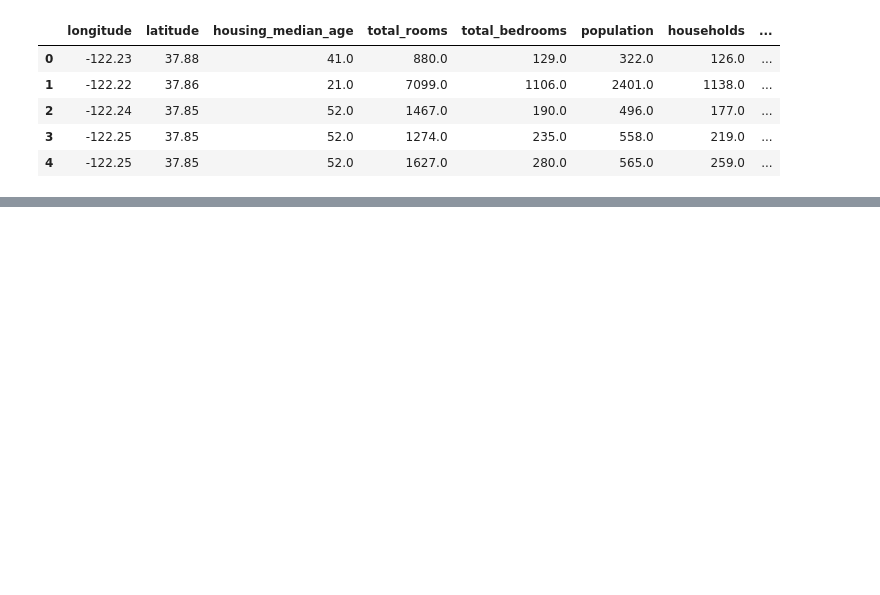
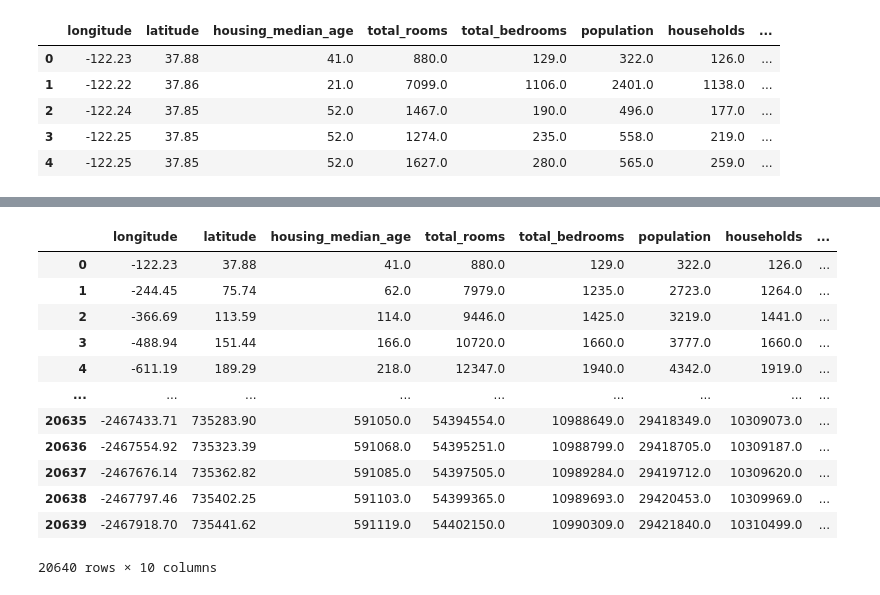
Before and after one commit to shahriarKabir44/learn_data_science, a Jupyter notebook: learn_pandas.ipynb, the cells around one changed output, grey strips where cells are left out. Drawn from its saved outputs; the diff is of its cells as text; code cells hidden in the pictures; blank space fills up the shorter version.

```diff
--- a/learn_pandas.ipynb
+++ b/learn_pandas.ipynb
@@ -42,0 +102,16 @@ df.head()
+# %%
+df.cumsum()
+# %% [output]
+|  | longitude | latitude | housing_median_age | total_rooms | total_bedrooms | population | households | ... |
+| 0 | -122.23 | 37.88 | 41.0 | 880.0 | 129.0 | 322.0 | 126.0 | ... |
+| 1 | -244.45 | 75.74 | 62.0 | 7979.0 | 1235.0 | 2723.0 | 1264.0 | ... |
+| 2 | -366.69 | 113.59 | 114.0 | 9446.0 | 1425.0 | 3219.0 | 1441.0 | ... |
+| 3 | -488.94 | 151.44 | 166.0 | 10720.0 | 1660.0 | 3777.0 | 1660.0 | ... |
+| 4 | -611.19 | 189.29 | 218.0 | 12347.0 | 1940.0 | 4342.0 | 1919.0 | ... |
+| ... | ... | ... | ... | ... | ... | ... | ... | ... |
+| 20635 | -2467433.71 | 735283.90 | 591050.0 | 54394554.0 | 10988649.0 | 29418349.0 | 10309073.0 | ... |
+| 20636 | -2467554.92 | 735323.39 | 591068.0 | 54395251.0 | 10988799.0 | 29418705.0 | 10309187.0 | ... |
+| 20637 | -2467676.14 | 735362.82 | 591085.0 | 54397505.0 | 10989284.0 | 29419712.0 | 10309620.0 | ... |
+| 20638 | -2467797.46 | 735402.25 | 591103.0 | 54399365.0 | 10989693.0 | 29420453.0 | 10309969.0 | ... |
+| 20639 | -2467918.70 | 735441.62 | 591119.0 | 54402150.0 | 10990309.0 | 29421840.0 | 10310499.0 | ... |
+20640 rows × 10 columns
```
Also changed, not shown: parts of 25 cells of this notebook.
